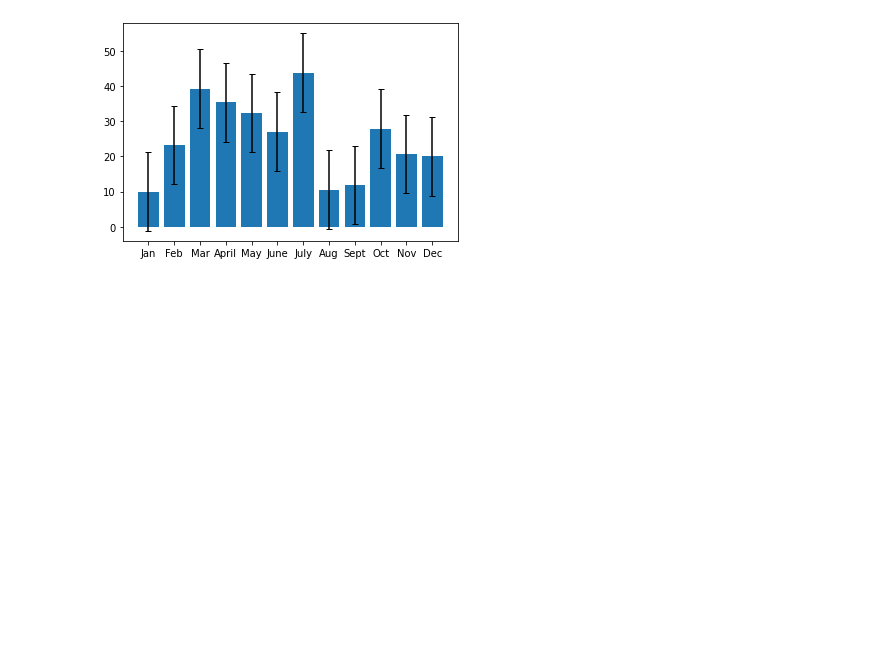
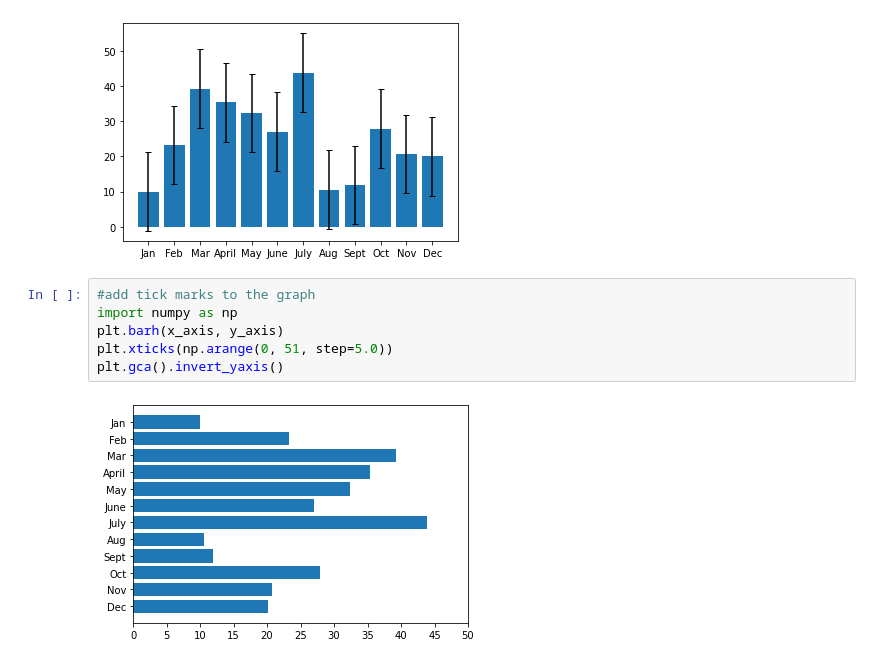
Before and after one commit to mshedlosky/PyBer_Analysis, a Jupyter notebook: Matplotlib_Practice_Statistics.ipynb, the cells around one changed output. Cells and saved outputs as stored; diff of their text form; blank space fills up the shorter version.

```diff
--- a/Matplotlib_Practice_Statistics.ipynb
+++ b/Matplotlib_Practice_Statistics.ipynb
@@ -43,3 +43,11 @@ ax.bar(x_axis, y_axis, yerr=stdev, capsize=3)
 plt.show()
 # %% [output]
 [figure]
+# %%
+#add tick marks to the graph
+import numpy as np
+plt.barh(x_axis, y_axis)
+plt.xticks(np.arange(0, 51, step=5.0))
+plt.gca().invert_yaxis()
+# %% [output]
+[figure, added]
```
Also changed, not shown: parts of 2 cells of this notebook, 5 other files.
